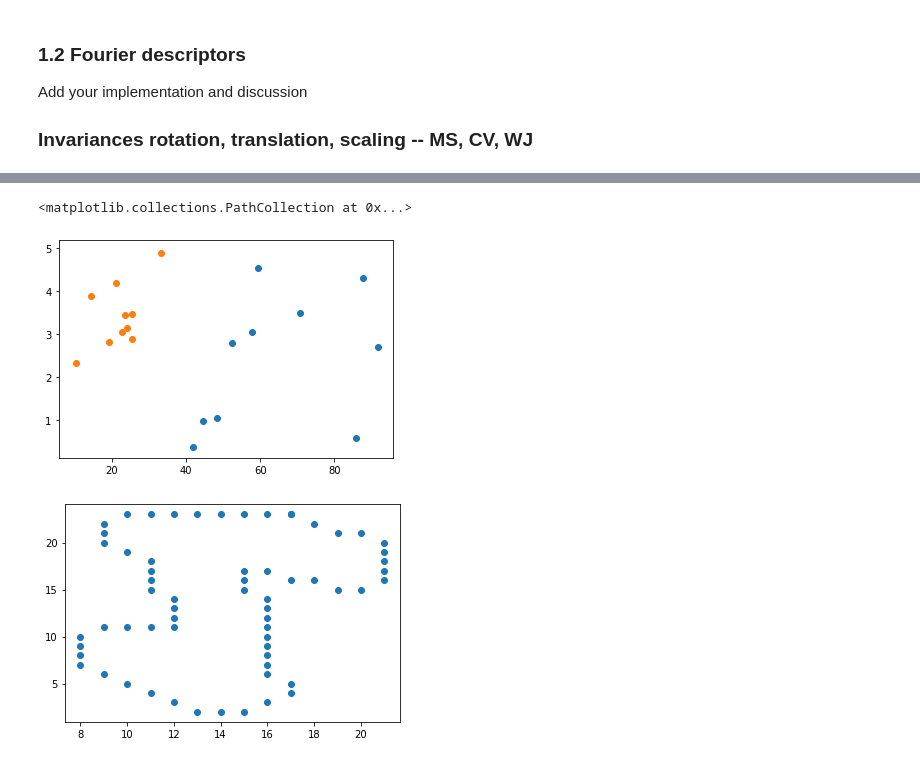
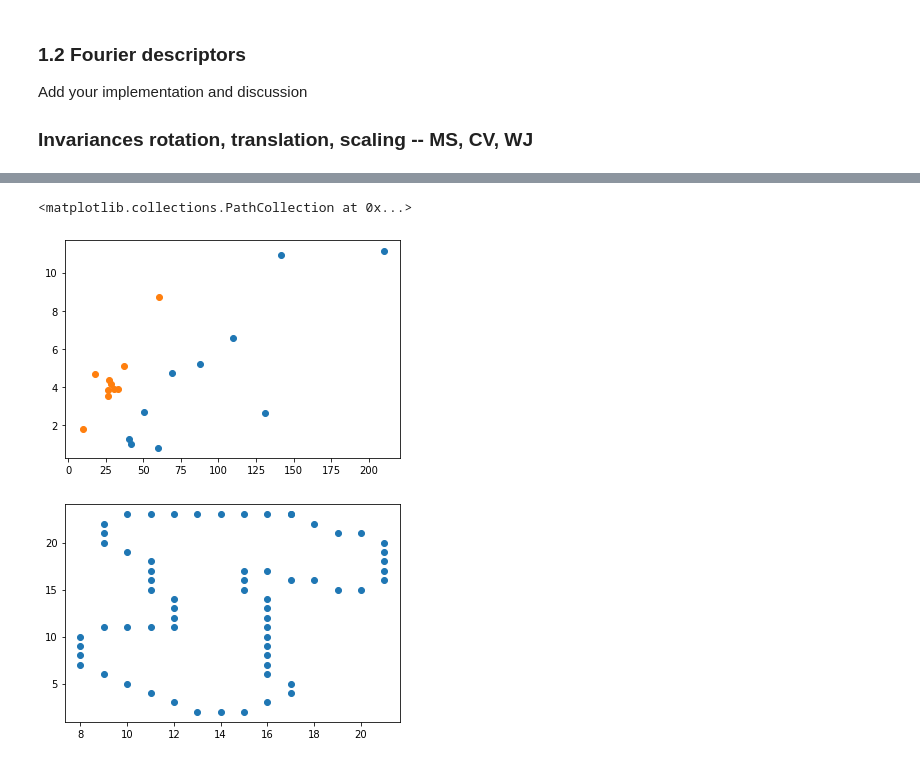
Before and after one commit to Jiang15/Image_analysis_and_pattern-recognition, a Jupyter notebook: Lab 2/lab_02_object_description.ipynb, the cells around one changed output, grey strips where cells are left out. Cells and saved outputs as stored; diff of their text form; code cells hidden in the pictures.

```diff
--- a/Lab 2/lab_02_object_description.ipynb
+++ b/Lab 2/lab_02_object_description.ipynb
@@ -182,11 +162,0 @@ for axs, imgs, nm in zip(axes, zeros_im_augmented, zeros_names):
-# %%
-ones_im_augmented = []
-for i in ones_im:
-    ones_im_augmented.append(dataAugmentation(i))
-
-fig, axes = plt.subplots(len(ones_im_augmented), 5, figsize=(80, 80))
-for axs, imgs, nm in zip(axes, ones_im_augmented, ones_names):
-    for im, ax in zip(imgs, axs):
-        ax.imshow(im)
-        ax.axis('off')
-        ax.set_title(nm, fontsize=50)
@@ -220,9 +226,31 @@ for i in range(10):
-# %%
-plt.scatter(FD_0[:,0],FD_0[:,1])
-plt.scatter(FD_1[:,0],FD_1[:,1])
-# %% [output]
-<matplotlib.collections.PathCollection at 0x...>
-[figure, removed]
+# %%
+# Affine transformed images, scatter plot should match the previous ones if invariances are working!
+f1 = 1
+f2 = 3
+div = 5 # No division when set to -1
+
+FD_0 = np.zeros((10,2))
+FD_1 = np.zeros((10,2))
+
+for i in range(10):
+    fft0 = np.fft.fft(contourf_af0[i])#,n = N)
+    fft1 = np.fft.fft(contourf_af1[i])#, n = N)
+    fft0[-1] = 1
+    fft1[-1] = 1
+
+    freq0 = np.fft.fftfreq(len(contourf_af0[i]))
+    freq1 = np.fft.fftfreq(len(contourf_af1[i]))
+
+    # normalization
+    FD_0[i,:]  = np.abs([fft0[f1],fft0[f2]])/np.abs(fft0[div])  # Translaton (Exclude f0), scaling (ratio)，and rotation(amplitude) invariances
+    FD_1[i,:]  = np.abs([fft1[f1],fft1[f2]])/np.abs(fft1[div])
+
+
+plt.scatter(FD_0[:,0],FD_0[:,1])
+plt.scatter(FD_1[:,0],FD_1[:,1])
+# %% [output]
+<matplotlib.collections.PathCollection at 0x...>
+[figure, added]
 # %%
 # Test IFFT it appears we need DC component?? Also not perfect reconstruction even if using all fourier coeffs?
 # sampling points??
```
Also changed, not shown: parts of 8 cells of this notebook.
